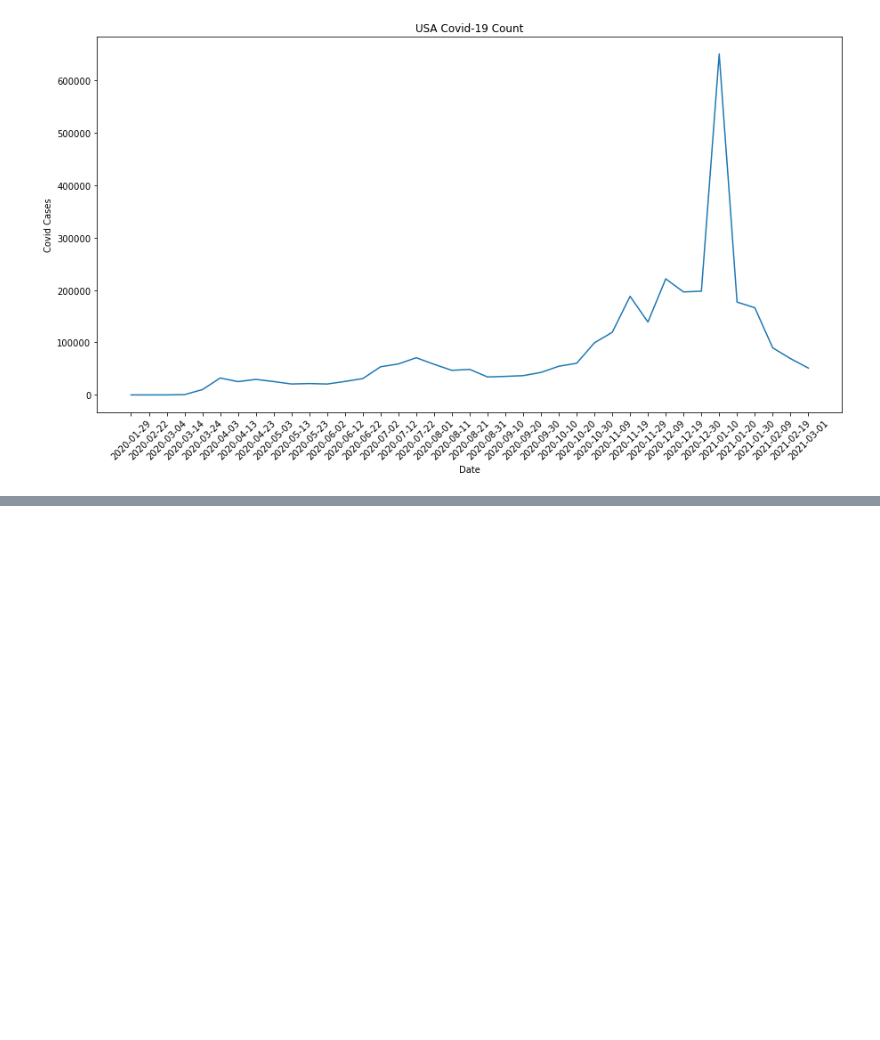
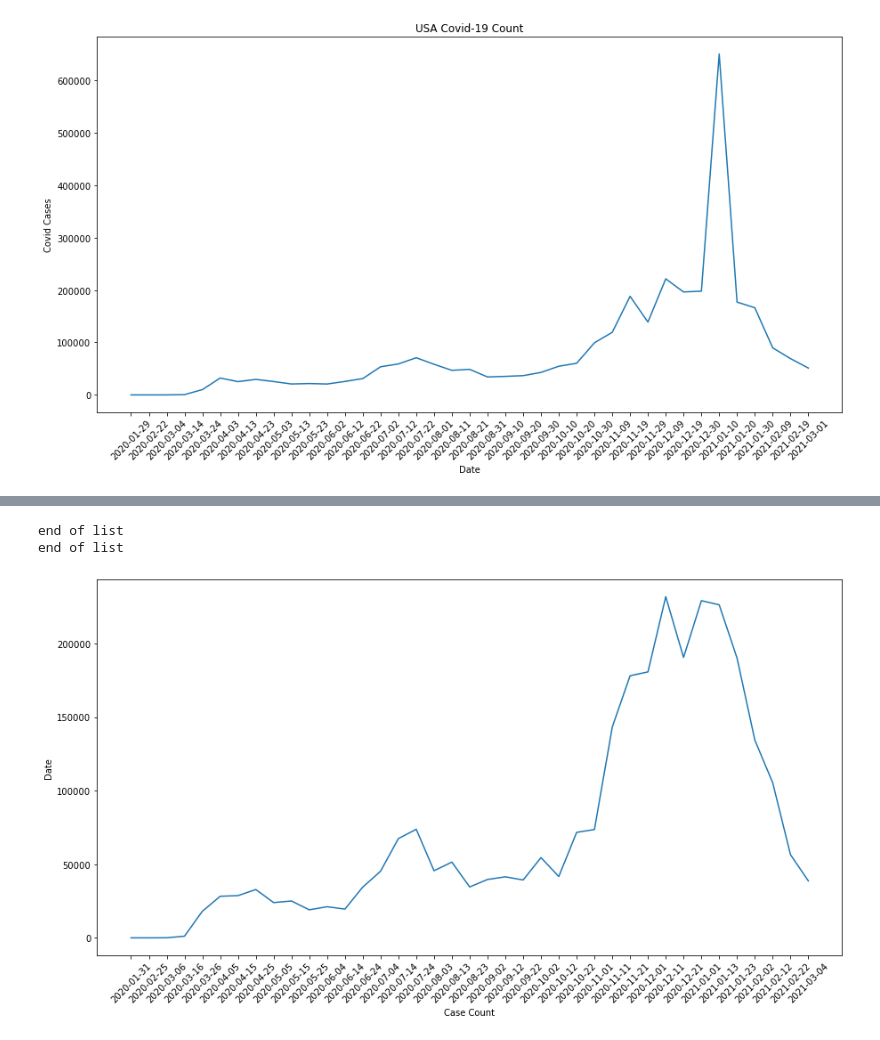
Before and after one commit to lguloy/Covid-Health-Trends, a Jupyter notebook: USA Data.ipynb, the cells around one changed output, grey strips where cells are left out. Cells and saved outputs as stored; diff of their text form; code cells hidden in the pictures; blank space fills up the shorter version.

Commit message:
updated with NZ data and better US graph

```diff
--- a/USA Data.ipynb
+++ b/USA Data.ipynb
@@ -80,0 +101,46 @@ plt.savefig("USA Covid-19 Count");
+# %%
+#processes to clean the data and graph
+
+#Go through the data frame and remove rows that exceed a certain difference from the previous data
+
+
+for x in range(0, len(confirmed)):
+    if x+1 >= len(confirmed):
+        print("end of list")
+    elif confirmed[x+1] - confirmed[x] >= 300000:
+        date.remove(date[x+1])
+        confirmed.remove(confirmed[x+1])
+
+
+
+#Recreate the Data frame and dict
+summary_stats = {
+    "Date" : date,
+    "Case Count" : confirmed
+}
+
+USA_Cases = pd.DataFrame(summary_stats)
+USA_Cases = USA_Cases.drop(0)
+# %% [output]
+end of list
+end of list
+# %%
+
+USA_Cases = USA_Cases[USA_Cases.index % 10 == 0]
+# Create Figure and Axes instances
+fig,ax = plt.subplots(1,figsize=(15,7.75))
+# Make your plot, set your axes labels
+ax.plot(USA_Cases['Date'], USA_Cases['Case Count'])
+ax.set_ylabel('Date')
+ax.set_xlabel('Case Count')
+
+# Turn off tick labels
+
+
+
+
+plt.xticks(rotation = 45)
+plt.savefig("USA Covid-19 Count")
+plt.show()
+# %% [output]
+[figure, added]
```
Also changed, not shown: parts of 20 cells of this notebook, 2 other files.
